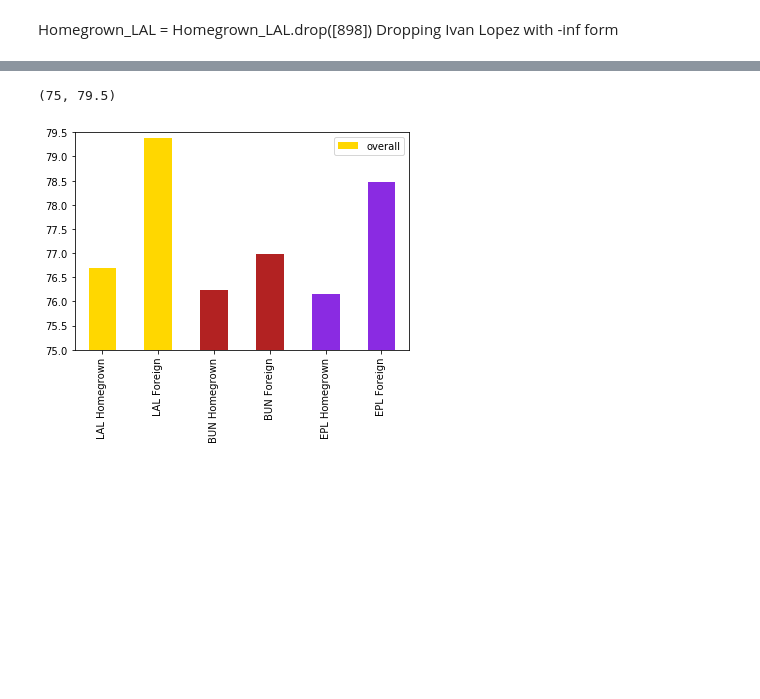
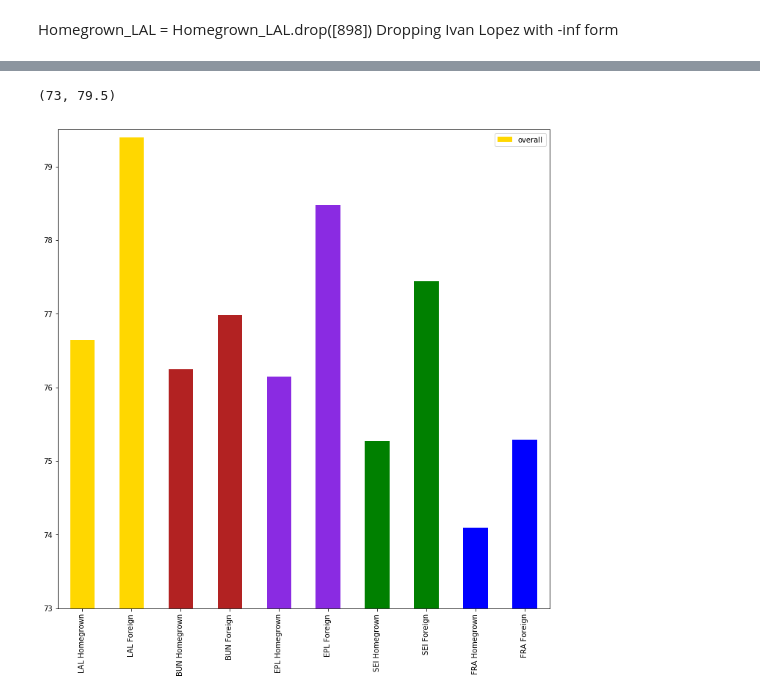
Before and after one commit to markkennedy3/Fifa-vs-Real-Life, a Jupyter notebook: notebooks/analysis/520_RQ3.ipynb, the cells around one changed output, grey strips where cells are left out. Cells and saved outputs as stored; diff of their text form; code cells hidden in the pictures; blank space fills up the shorter version.

```diff
--- a/notebooks/analysis/520_RQ3.ipynb
+++ b/notebooks/analysis/520_RQ3.ipynb
@@ -76,6 +76,18 @@ Homegrown_LAL = Homegrown_LAL.loc[Homegrown_LAL.league=='Spanish Primera Divisio
 
 Foreign_LAL = (RQ3_2.loc[RQ3_2.nationality!='Spain'])
 Foreign_LAL = Foreign_LAL.loc[Foreign_LAL.league=='Spanish Primera Division']
+
+Homegrown_FRA = (RQ3_2.loc[RQ3_2.nationality=='France'])
+Homegrown_FRA = Homegrown_FRA.loc[Homegrown_FRA.league=='French Ligue 1']
+
+Foreign_FRA = (RQ3_2.loc[RQ3_2.nationality!='France'])
+Foreign_FRA = Foreign_FRA.loc[Foreign_FRA.league=='French Ligue 1']
+
+Homegrown_SEI = (RQ3_2.loc[RQ3_2.nationality=='Italy'])
+Homegrown_SEI = Homegrown_SEI.loc[Homegrown_SEI.league=='Italian Serie A']
+
+Foreign_SEI = (RQ3_2.loc[RQ3_2.nationality!='Italy'])
+Foreign_SEI = Foreign_SEI.loc[Foreign_SEI.league=='Italian Serie A']
 # %% [markdown]
 Homegrown_LAL = Homegrown_LAL.drop([898])
 Dropping Ivan Lopez with -inf form
@@ -94,6 +106,12 @@ Avg_Spanish = Avg_Spanish[Average]
 Avg_German = (Homegrown_BUN.groupby(['nationality'], sort=False, as_index=False).agg(avg).reindex(columns=Homegrown_BUN.columns))
 Avg_German = Avg_German[Average]
 
+Avg_French = (Homegrown_FRA.groupby(['nationality'], sort=False, as_index=False).agg(avg).reindex(columns=Homegrown_FRA.columns))
+Avg_French = Avg_French[Average]
+
+Avg_Italian = (Homegrown_SEI.groupby(['nationality'], sort=False, as_index=False).agg(avg).reindex(columns=Homegrown_SEI.columns))
+Avg_Italian = Avg_Italian[Average]
+
 
 Avg_English_Foreign = (Foreign_EPL.groupby(['Homegrown'], sort=False, as_index=False).agg(avg).reindex(columns=Foreign_EPL.columns))
 Avg_English_Foreign = Avg_English_Foreign[Average]
@@ -103,9 +121,15 @@ Avg_Spanish_Foreign = Avg_Spanish_Foreign[Average]
 
 Avg_German_Foreign = (Foreign_BUN.groupby(['Homegrown'], sort=False, as_index=False).agg(avg).reindex(columns=Foreign_BUN.columns))
 Avg_German_Foreign =  Avg_German_Foreign[Average]
+
+Avg_French_Foreign = (Foreign_FRA.groupby(['Homegrown'], sort=False, as_index=False).agg(avg).reindex(columns=Foreign_FRA.columns))
+Avg_French_Foreign = Avg_French_Foreign[Average]
+
+Avg_Italian_Foreign = (Foreign_SEI.groupby(['Homegrown'], sort=False, as_index=False).agg(avg).reindex(columns=Foreign_SEI.columns))
+Avg_Italian_Foreign = Avg_Italian_Foreign[Average]
 # %%
-HomegrownPlayers = [Avg_English,Avg_Spanish,Avg_German]
-ForeignPlayers = [Avg_English_Foreign,Avg_Spanish_Foreign,Avg_German_Foreign]
+HomegrownPlayers = [Avg_English,Avg_Spanish,Avg_German,Avg_French,Avg_Italian]
+ForeignPlayers = [Avg_English_Foreign,Avg_Spanish_Foreign,Avg_German_Foreign,Avg_French_Foreign,Avg_Italian_Foreign]
 
 AverageHomegrown = pd.concat(HomegrownPlayers)
 AverageForeign = pd.concat(ForeignPlayers)
@@ -211,19 +260,19 @@ fig.gca().add_artist(centre_circle)
 # %%
 test = Total_Average[['overall','Homegrown']]
 test = test.transpose()
-test.columns = ['LAL F', 'EPL F','BUN F','EPL H','BUN H','LAL H']
-cols = ['LAL H', 'LAL F', 'BUN H', 'BUN F', 'EPL H', 'EPL F']
+test.columns = ['LAL F', 'EPL F','SEI F','BUN F','EPL H','FRA F','BUN H','FRA H','SEI H','LAL H']
+cols = ['LAL H', 'LAL F', 'BUN H', 'BUN F', 'EPL H', 'EPL F','SEI H', 'SEI F','FRA H', 'FRA F']
 test = test[cols]
 test = test.transpose()
 # %%
-labels = ['LAL Homegrown','LAL Foreign','BUN Homegrown','BUN Foreign','EPL Homegrown','EPL Foreign']
-test.plot(x=test.index, y='overall',kind='bar',color=[['gold','gold','firebrick','firebrick','blueviolet','blueviolet']])
+labels = ['LAL Homegrown','LAL Foreign','BUN Homegrown','BUN Foreign','EPL Homegrown','EPL Foreign','SEI Homegrown','SEI Foreign','FRA Homegrown','FRA Foreign']
+test.plot(x=test.index, y='overall',figsize=(12,12),kind='bar',color=[['gold','gold','firebrick','firebrick','blueviolet','blueviolet','green','green','blue','blue']])
 axes = plt.gca()
 axes.set_xticklabels(labels)
-axes.set_ylim([75,79.5])
+axes.set_ylim([73,79.5])
 # %% [output]
-(75, 79.5)
+(73, 79.5)
-[figure, old version]
+[figure, new version]
 # %%
 Homegrown_LAL_GK = Homegrown_LAL.loc[Homegrown_LAL.Position=='Goalkeeper']
 Homegrown_LAL_DF = Homegrown_LAL.loc[Homegrown_LAL.Position=='Defender']
```
Also changed, not shown: parts of 5 cells of this notebook.
